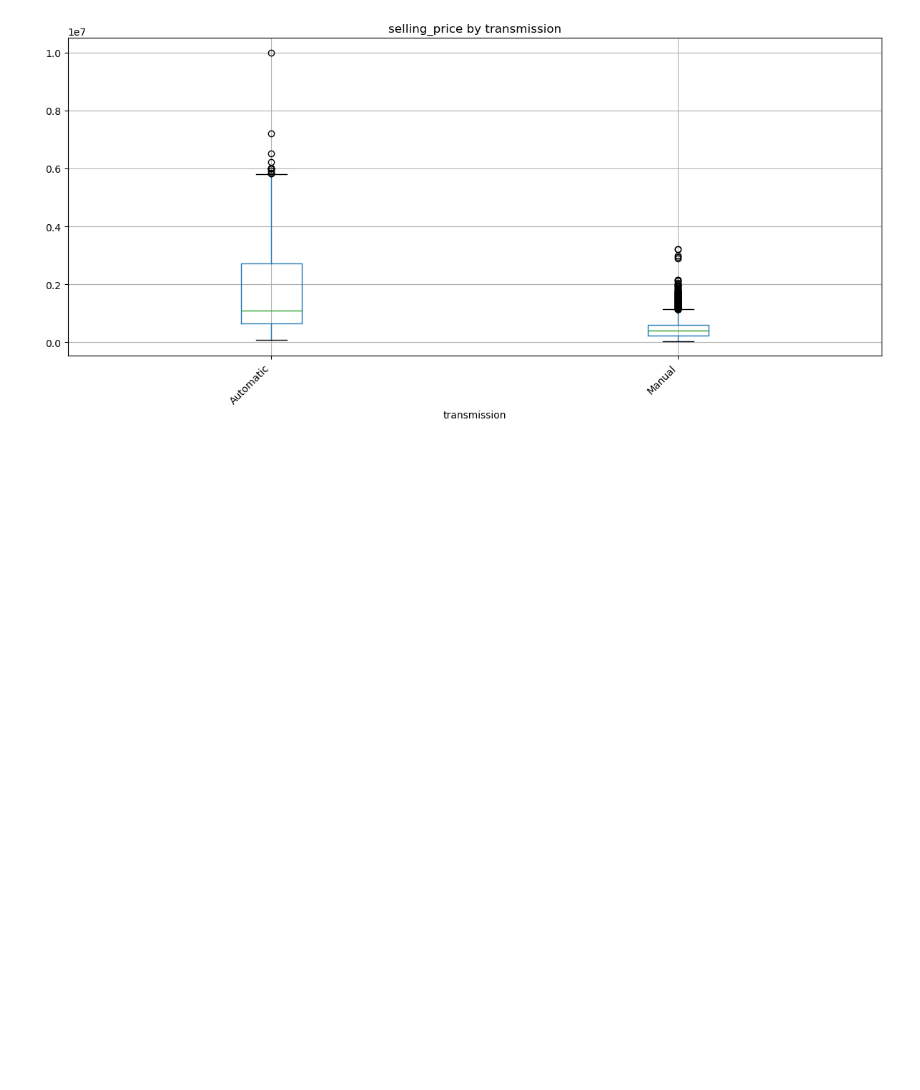
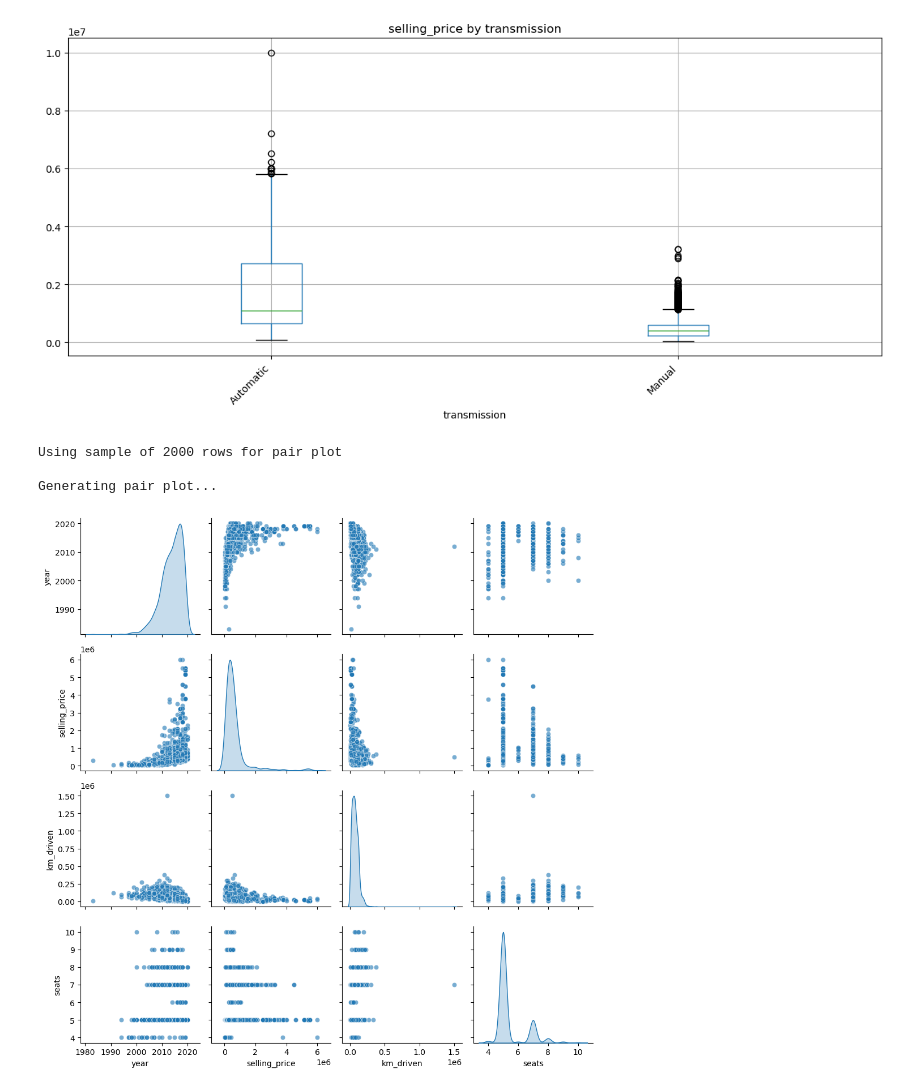
Before and after one commit to somberlyx/Car-Price-Prediction, a Jupyter notebook: car-price-prediction.ipynb, the cells around one changed output. Cells and saved outputs as stored; diff of their text form; code cells hidden in the pictures; blank space fills up the shorter version.

Commit message:
plotting pair plots for numerical data

```diff
--- a/car-price-prediction.ipynb
+++ b/car-price-prediction.ipynb
@@ -505,3 +505,26 @@ Automatic     1.870828e+06  1100000.0  1.640533e+06   1050
 Manual        4.554259e+05   400000.0  2.978652e+05   7078
 <Figure size 1200x600 with 0 Axes>
 [figure]
+# %%
+def pairplot_analysis(df, sample_size=2000):
+
+    numerical_cols = df.select_dtypes(include=[np.number]).columns.tolist()
+
+    # Sample data if too large
+    if len(df) > sample_size:
+        df_sample = df[numerical_cols].sample(sample_size)
+        print(f"\nUsing sample of {sample_size} rows for pair plot")
+    else:
+        df_sample = df[numerical_cols]
+
+    print("\nGenerating pair plot...")
+    sns.pairplot(df_sample, diag_kind='kde', plot_kws={'alpha': 0.6})
+    plt.tight_layout()
+    plt.show()
+# %%
+pairplot_analysis(df)
+# %% [output]
+Using sample of 2000 rows for pair plot
+
+Generating pair plot...
+[figure, added]
```
